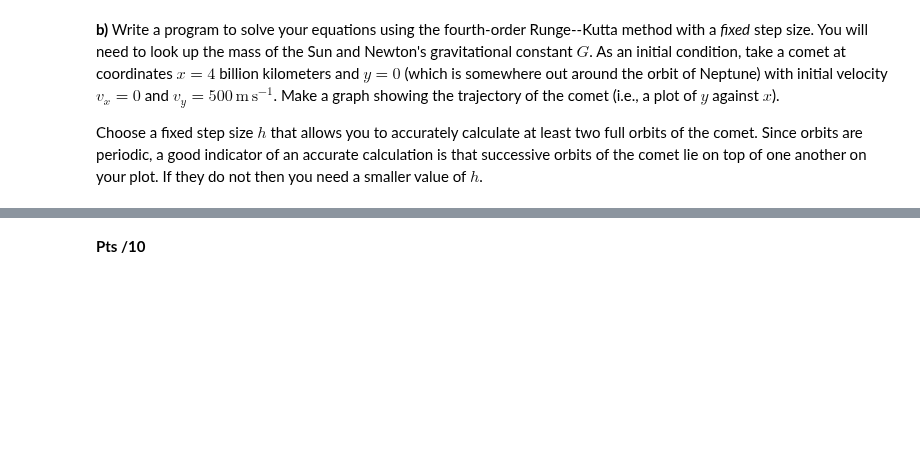
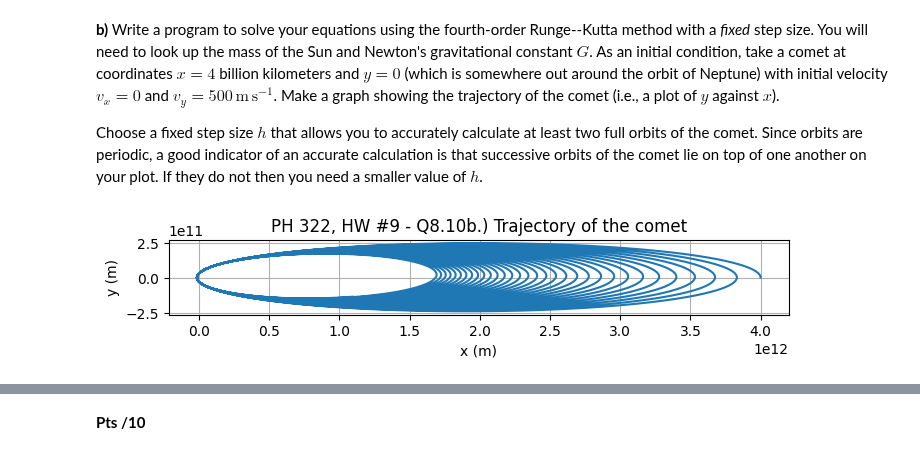
Before and after one commit to DebuggerDan/ph322-computational-physics-sp23, a Jupyter notebook: hw9_dan_jang_ph322_2023.ipynb, the cells around one changed output, grey strips where cells are left out. Saved outputs shown, nothing was run; the diff lists cells and outputs as text; code cells hidden in the pictures; blank space fills up the shorter version.

```diff
--- a/hw9_dan_jang_ph322_2023.ipynb
+++ b/hw9_dan_jang_ph322_2023.ipynb
@@ -269,2 +286,90 @@ Choose a fixed step size $h$ that allows you to accurately calculate at least tw
+# %%
+### PH322 - HW #9 - Q8.10b. - Dan Jang
+## Credits to ChatGPT for numpy & matplotlib implementation
+
+import numpy as np
+import matplotlib.pyplot as plt
+
+# Constants
+G = 6.67430e-11  # m^3 kg^-1 s^-2, gravitational constant
+M = 1.989e30  # kg, mass of the Sun
+x0 = 4e12  # m, initial x-position
+y0 = 0  # m, initial y-position
+vx0 = 0  # m/s, initial x-velocity
+vy0 = 500  # m/s, initial y-velocity
+
+
+# Functions for the first-order equations
+def f_x(vx):
+    return vx
+
+
+def f_y(vy):
+    return vy
+
+
+def f_vx(x, y):
+    r = np.sqrt(x**2 + y**2)
+    return -G * M * x / r**3
+
+
+def f_vy(x, y):
+    r = np.sqrt(x**2 + y**2)
+    return -G * M * y / r**3
+
+
+# Fourth-order Runge-Kutta method
+def runge_kutta(x, y, vx, vy, h):
+    k1_x = h * f_x(vx)
+    k1_y = h * f_y(vy)
+    k1_vx = h * f_vx(x, y)
+    k1_vy = h * f_vy(x, y)
+
+    k2_x = h * f_x(vx + 0.5 * k1_vx)
+    k2_y = h * f_y(vy + 0.5 * k1_vy)
+    k2_vx = h * f_vx(x + 0.5 * k1_x, y + 0.5 * k1_y)
+    k2_vy = h * f_vy(x + 0.5 * k1_x, y + 0.5 * k1_y)
+
+    k3_x = h * f_x(vx + 0.5 * k2_vx)
+    k3_y = h * f_y(vy + 0.5 * k2_vy)
+    k3_vx = h * f_vx(x + 0.5 * k2_x, y + 0.5 * k2_y)
+    k3_vy = h * f_vy(x + 0.5 * k2_x, y + 0.5 * k2_y)
+
+    k4_x = h * f_x(vx + k3_vx)
+    k4_y = h * f_y(vy + k3_vy)
+    k4_vx = h * f_vx(x + k3_x, y + k3_y)
+    k4_vy = h * f_vy(x + k3_x, y + k3_y)
+
+    x_new = x + (k1_x + 2 * k2_x + 2 * k3_x + k4_x) / 6
+    y_new = y + (k1_y + 2 * k2_y + 2 * k3_y + k4_y) / 6
+    vx_new = vx + (k1_vx + 2 * k2_vx + 2 * k3_vx + k4_vx) / 6
+    vy_new = vy + (k1_vy + 2 * k2_vy + 2 * k3_vy + k4_vy) / 6
+
+    return x_new, y_new, vx_new, vy_new
+
+
+# Simulation
+h = 50000  # s, time step
+n_steps = 500000  # number of steps
+x, y, vx, vy = x0, y0, vx0, vy0
+x_vals = [x]
+y_vals = [y]
+
+for _ in range(n_steps):
+    x, y, vx, vy = runge_kutta(x, y, vx, vy, h)
+    x_vals.append(x)
+    y_vals.append(y)
+
+# Plot
+plt.figure(figsize=(8, 8))
+plt.plot(x_vals, y_vals)
+plt.xlabel("x (m)")
+plt.ylabel("y (m)")
+plt.title("PH 322, HW #9 - Q8.10b.) Trajectory of the comet")
+plt.grid()
+plt.gca().set_aspect('equal', adjustable='box')
+plt.show()
+# %% [output]
+[figure, added]
 # %% [markdown]
 **Give a short description of your findings. What value of $h$ did you use?  What did you observe in your simulation? How long did the calculation take?**
```
Also changed, not shown: parts of 11 cells of this notebook, 1 other file.
